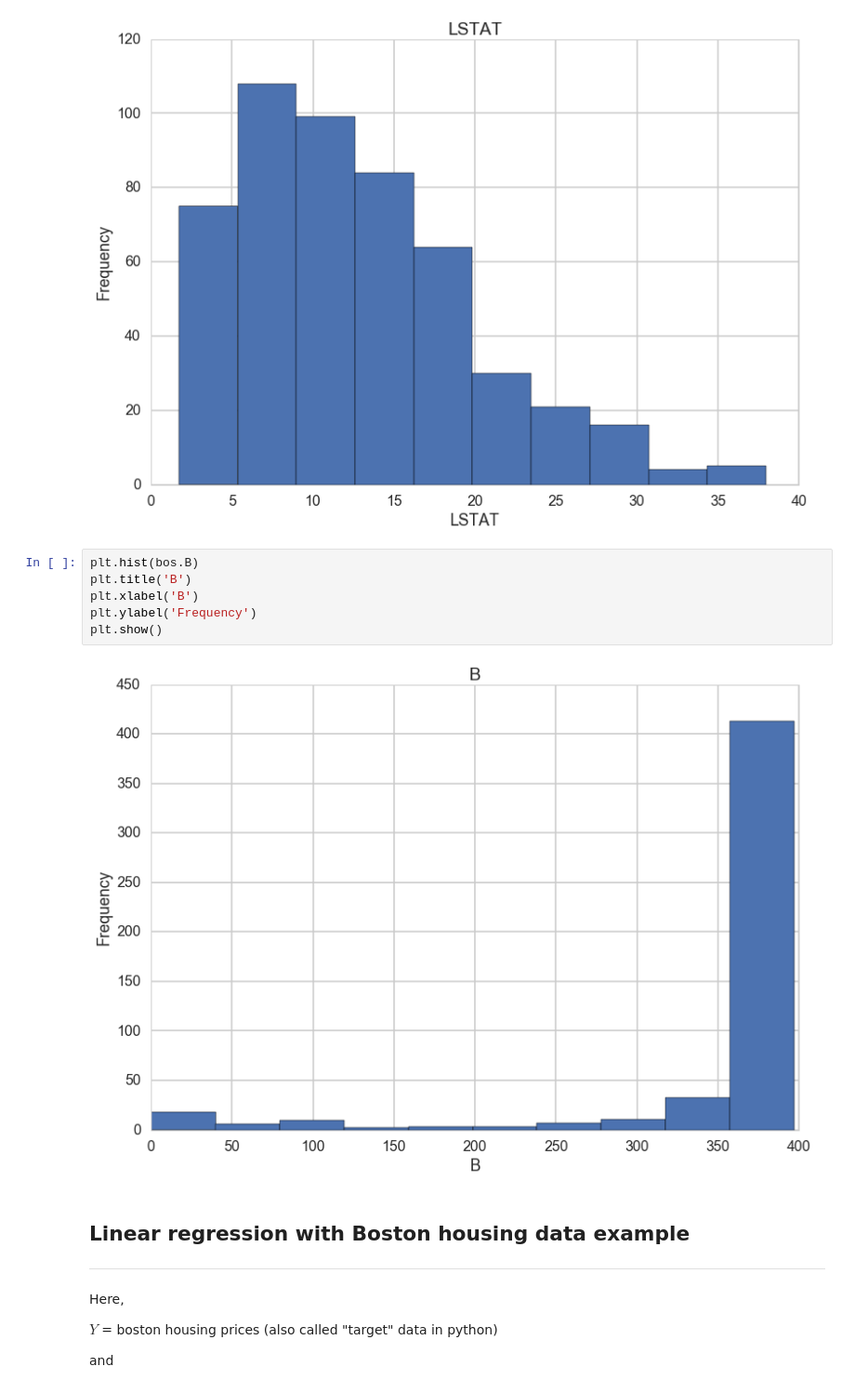
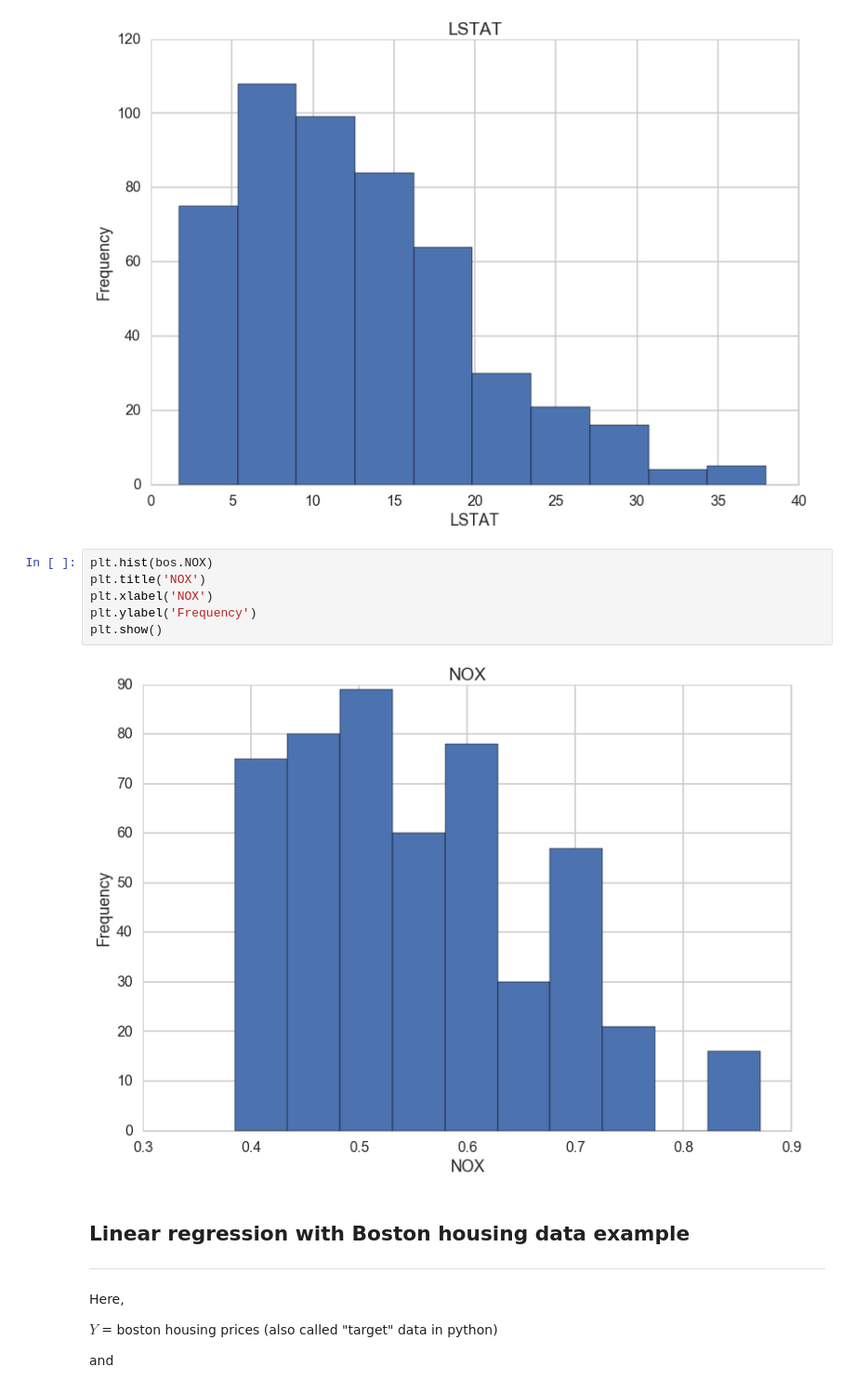
Before and after one commit to hv8/boston-housing-linear-regression, a Jupyter notebook: Mini_Project_Linear_Regression.ipynb, the cells around one changed output. Shown at 93% size. Drawn from its saved outputs; the diff is of its cells as text.

```diff
--- a/Mini_Project_Linear_Regression.ipynb
+++ b/Mini_Project_Linear_Regression.ipynb
@@ -323,13 +323,13 @@ plt.show()
 # %% [output]
 [figure]
 # %%
-plt.hist(bos.B)
-plt.title('B')
-plt.xlabel('B')
+plt.hist(bos.NOX)
+plt.title('NOX')
+plt.xlabel('NOX')
 plt.ylabel('Frequency')
 plt.show()
 # %% [output]
-[figure, old version]
+[figure, new version]
 # %% [markdown]
 ## Linear regression with  Boston housing data example
 ***
```
Also changed, not shown: parts of 8 cells of this notebook.
